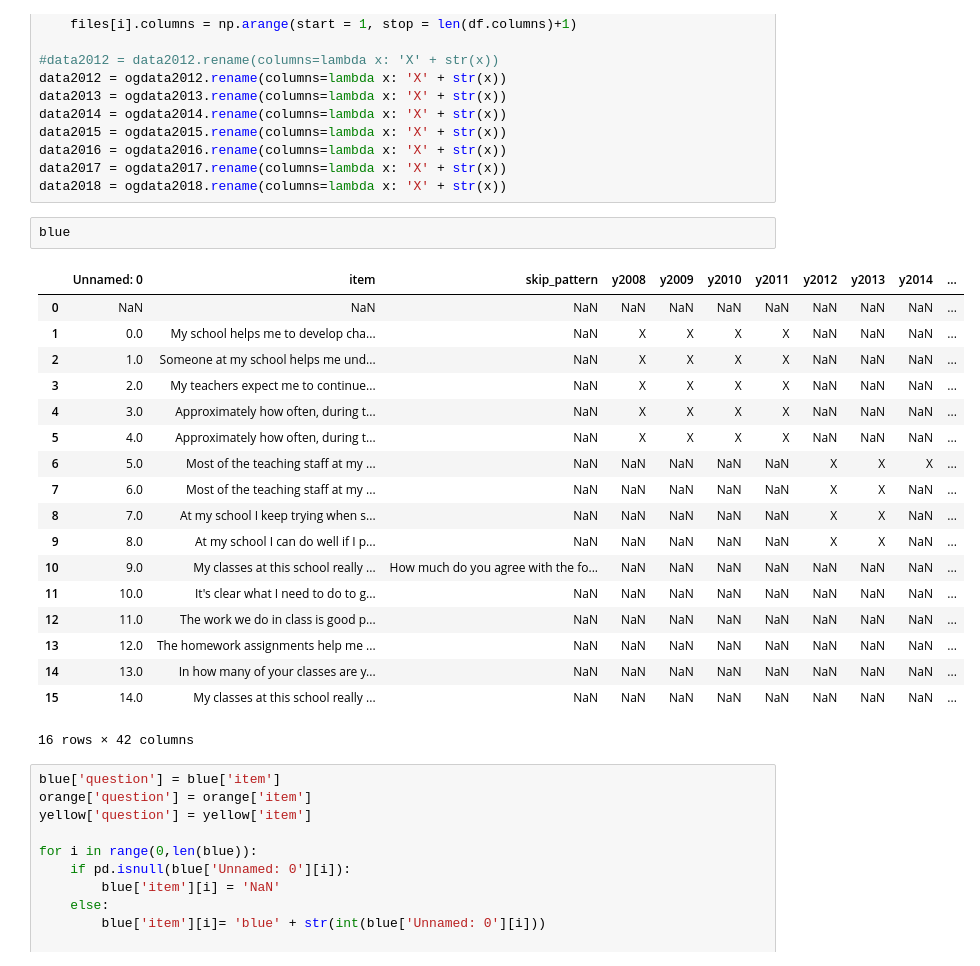
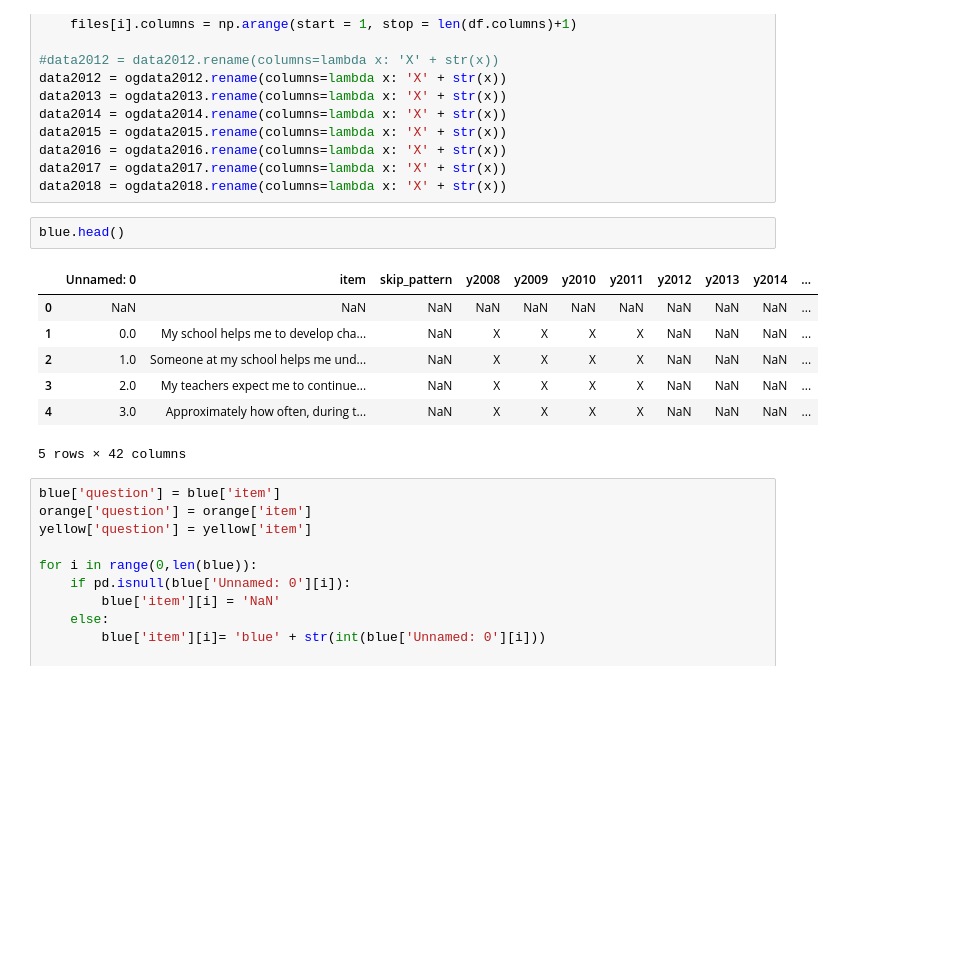
Before and after one commit to angsu/NYC-Survey-Scoring, a Jupyter notebook: score12_18.ipynb, the cells around one changed output. Saved outputs shown, nothing was run; the diff lists cells and outputs as text; blank space fills up the shorter version.

```diff
--- a/score12_18.ipynb
+++ b/score12_18.ipynb
@@ -37,26 +37,15 @@ data2016 = ogdata2016.rename(columns=lambda x: 'X' + str(x))
 data2017 = ogdata2017.rename(columns=lambda x: 'X' + str(x))
 data2018 = ogdata2018.rename(columns=lambda x: 'X' + str(x))
 # %%
-blue
+blue.head()
 # %% [output]
 |  | Unnamed: 0 | item | skip_pattern | y2008 | y2009 | y2010 | y2011 | y2012 | y2013 | y2014 | ... |
 | 0 | NaN | NaN | NaN | NaN | NaN | NaN | NaN | NaN | NaN | NaN | ... |
 | 1 | 0.0 | My school helps me to develop cha... | NaN | X | X | X | X | NaN | NaN | NaN | ... |
 | 2 | 1.0 | Someone at my school helps me und... | NaN | X | X | X | X | NaN | NaN | NaN | ... |
 | 3 | 2.0 | My teachers expect me to continue... | NaN | X | X | X | X | NaN | NaN | NaN | ... |
 | 4 | 3.0 | Approximately how often, during t... | NaN | X | X | X | X | NaN | NaN | NaN | ... |
-| 5 | 4.0 | Approximately how often, during t... | NaN | X | X | X | X | NaN | NaN | NaN | ... |
-| 6 | 5.0 | Most of the teaching staff at my ... | NaN | NaN | NaN | NaN | NaN | X | X | X | ... |
-| 7 | 6.0 | Most of the teaching staff at my ... | NaN | NaN | NaN | NaN | NaN | X | X | NaN | ... |
-| 8 | 7.0 | At my school I keep trying when s... | NaN | NaN | NaN | NaN | NaN | X | X | NaN | ... |
-| 9 | 8.0 | At my school I can do well if I p... | NaN | NaN | NaN | NaN | NaN | X | X | NaN | ... |
-| 10 | 9.0 | My classes at this school really ... | How much do you agree with the fo... | NaN | NaN | NaN | NaN | NaN | NaN | NaN | ... |
-| 11 | 10.0 | It's clear what I need to do to g... | NaN | NaN | NaN | NaN | NaN | NaN | NaN | NaN | ... |
-| 12 | 11.0 | The work we do in class is good p... | NaN | NaN | NaN | NaN | NaN | NaN | NaN | NaN | ... |
-| 13 | 12.0 | The homework assignments help me ... | NaN | NaN | NaN | NaN | NaN | NaN | NaN | NaN | ... |
-| 14 | 13.0 | In how many of your classes are y... | NaN | NaN | NaN | NaN | NaN | NaN | NaN | NaN | ... |
-| 15 | 14.0 | My classes at this school really ... | NaN | NaN | NaN | NaN | NaN | NaN | NaN | NaN | ... |
-16 rows × 42 columns
+5 rows × 42 columns
 # %%
 blue['question'] = blue['item']
 orange['question'] = orange['item']
```
Also changed, not shown: parts of 16 cells of this notebook, 8 other files.
